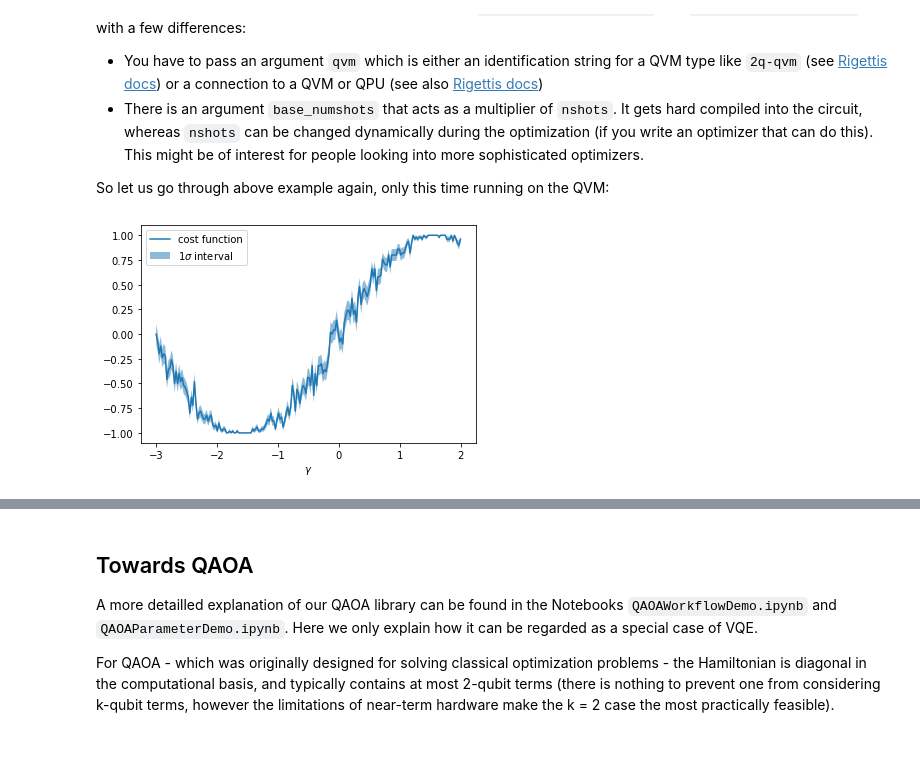
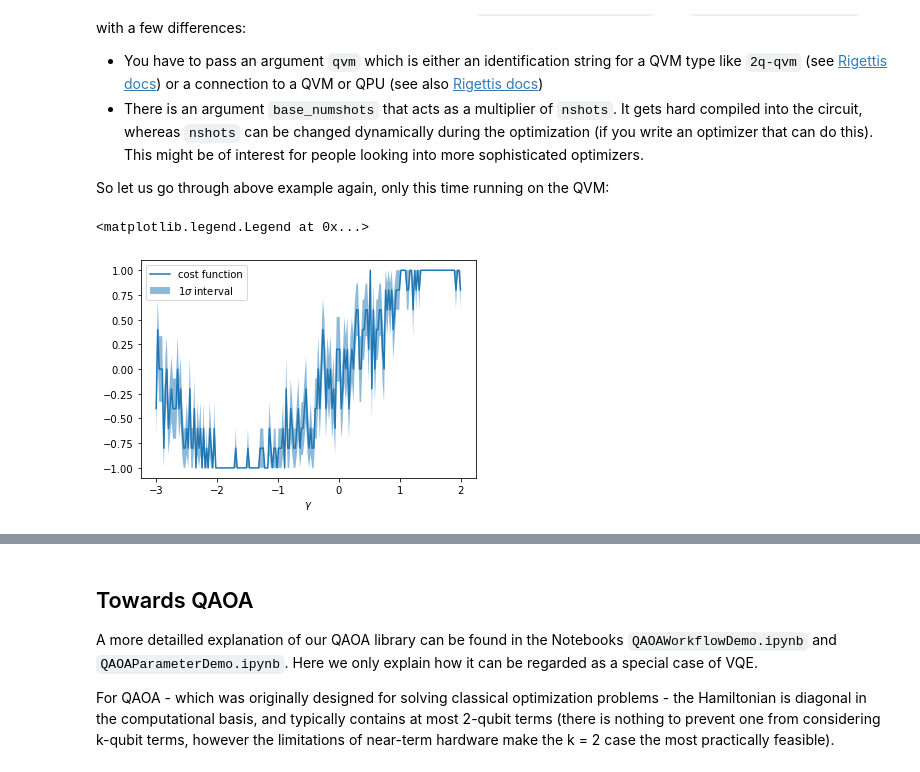
Before and after one commit to entropicalabs/entropica_qaoa, a Jupyter notebook: examples/VQEDemo.ipynb, the cells around one changed output, grey strips where cells are left out. Cells and saved outputs as stored; diff of their text form; code cells hidden in the pictures.

```diff
--- a/examples/VQEDemo.ipynb
+++ b/examples/VQEDemo.ipynb
@@ -266,29 +266,29 @@ So let us go through above example again, only this time running on the QVM:
 # %%
 # this time we really need a QVM
 qvm = get_qc("2q-qvm")
 
 # create the cost_function with our ansatz and hamiltonian:
 cost_fun = PrepareAndMeasureOnQVM(prepare_ansatz=prepare_ansatz,
                                   make_memory_map=lambda p: {"params": p},
                                   hamiltonian=hamiltonian,
                                   qvm = qvm,
-                                  base_numshots = 100,
+                                  base_numshots = 10,
                                   nshots = 1,
                                   scalar_cost_function=False)
 
 # get the means and standard deviations
 gammas = np.linspace(-3,2,200)
 exp_vals = np.empty_like(gammas)
 std_devs = np.empty_like(gammas)
 for i, v in enumerate(gammas):
     exp_vals[i], std_devs[i] = cost_fun([v])
 
 # and plot both
 plt.plot(gammas, exp_vals, label="cost function")
 plt.fill_between(gammas, exp_vals - std_devs, exp_vals + std_devs,
                  label=r"$1\sigma$ interval", alpha=0.5)
 plt.xlabel(r"$\gamma$")
-plt.legend()
-plt.show()
+plt.legend();
 # %% [output]
+<matplotlib.legend.Legend at 0x...>
-[figure, old version]
+[figure, new version]
```
Also changed, not shown: parts of 13 cells of this notebook, 11 other files.
